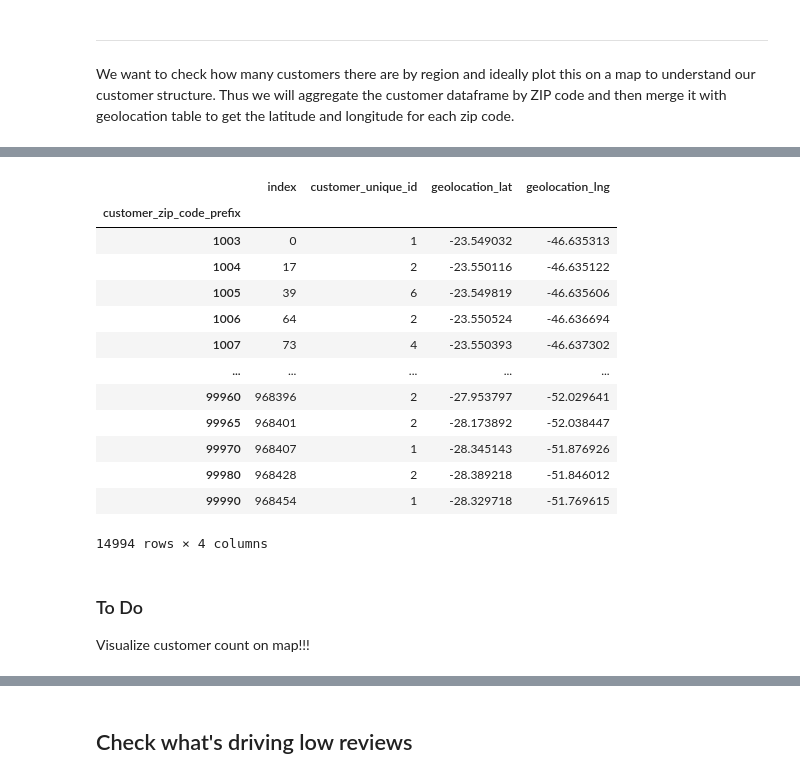
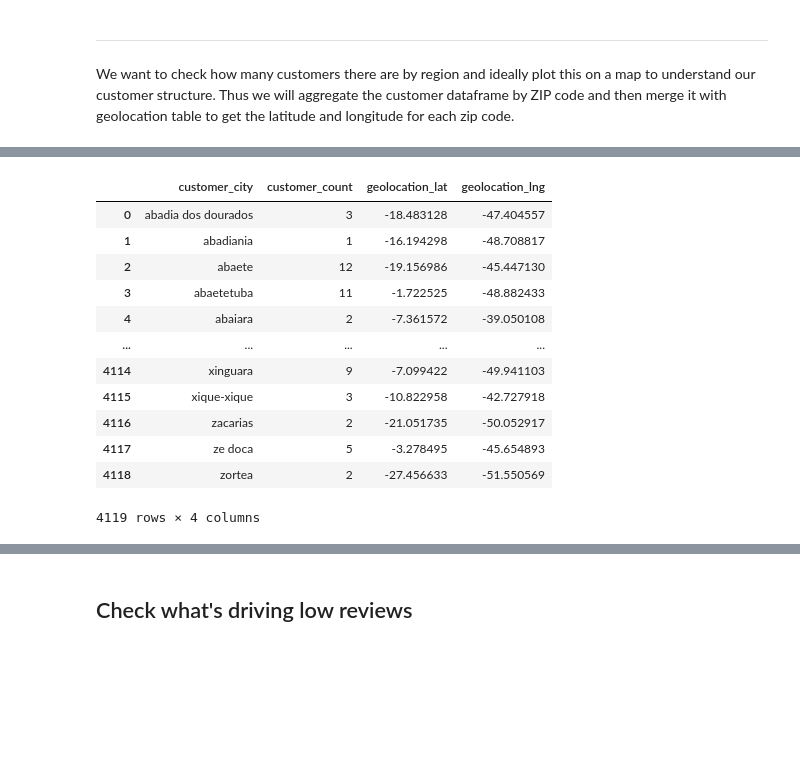
Before and after one commit to DucVanNgo/olist, a Jupyter notebook: notebooks/Data Exploration.ipynb, the cells around one changed output, grey strips where cells are left out. Cells and saved outputs as stored; diff of their text form; code cells hidden in the pictures; blank space fills up the shorter version.

```diff
--- a/notebooks/Data Exploration.ipynb
+++ b/notebooks/Data Exploration.ipynb
@@ -109,3 +125,3 @@ customer_per_zip
 # %%
 geoloc_data = data['geolocation'].copy()
-geoloc_data
+geoloc_data = geoloc_data.groupby('geolocation_city').agg({'geolocation_lat': 'median', 'geolocation_lng': 'median'}).reset_index()
@@ -126,27 +128,24 @@ geoloc_data
 # %%
-customer_geoloc_merge = pd.merge(customer_per_zip,
-                                 geoloc_data.loc[:,'geolocation_zip_code_prefix':'geolocation_lng'],
+customer_geoloc_merge = pd.merge(customer_per_city,
+                                 geoloc_data,
                                  how='left',
-                                 left_on = 'customer_zip_code_prefix',
-                                 right_on = 'geolocation_zip_code_prefix').drop(columns='geolocation_zip_code_prefix')
+                                 left_on = 'customer_city',
+                                 right_on = 'geolocation_city').drop(columns='geolocation_city')
-# %%
-customer_geoloc_merge.drop_duplicates('customer_zip_code_prefix').reset_index().set_index('customer_zip_code_prefix')
-# %% [output]
-|  | index | customer_unique_id | geolocation_lat | geolocation_lng |
-| customer_zip_code_prefix |  |  |  |  |
-| 1003 | 0 | 1 | -23.549032 | -46.635313 |
-| 1004 | 17 | 2 | -23.550116 | -46.635122 |
-| 1005 | 39 | 6 | -23.549819 | -46.635606 |
-| 1006 | 64 | 2 | -23.550524 | -46.636694 |
-| 1007 | 73 | 4 | -23.550393 | -46.637302 |
-| ... | ... | ... | ... | ... |
-| 99960 | 968396 | 2 | -27.953797 | -52.029641 |
-| 99965 | 968401 | 2 | -28.173892 | -52.038447 |
-| 99970 | 968407 | 1 | -28.345143 | -51.876926 |
-| 99980 | 968428 | 2 | -28.389218 | -51.846012 |
-| 99990 | 968454 | 1 | -28.329718 | -51.769615 |
-14994 rows × 4 columns
-# %% [markdown]
-### To Do
-
-Visualize customer count on map!!!
+# %%
+customer_geoloc_merge = customer_geoloc_merge.rename(columns={'customer_unique_id': 'customer_count'})
+# %%
+customer_geoloc_merge
+# %% [output]
+|  | customer_city | customer_count | geolocation_lat | geolocation_lng |
+| 0 | abadia dos dourados | 3 | -18.483128 | -47.404557 |
+| 1 | abadiania | 1 | -16.194298 | -48.708817 |
+| 2 | abaete | 12 | -19.156986 | -45.447130 |
+| 3 | abaetetuba | 11 | -1.722525 | -48.882433 |
+| 4 | abaiara | 2 | -7.361572 | -39.050108 |
+| ... | ... | ... | ... | ... |
+| 4114 | xinguara | 9 | -7.099422 | -49.941103 |
+| 4115 | xique-xique | 3 | -10.822958 | -42.727918 |
+| 4116 | zacarias | 2 | -21.051735 | -50.052917 |
+| 4117 | ze doca | 5 | -3.278495 | -45.654893 |
+| 4118 | zortea | 2 | -27.456633 | -51.550569 |
+4119 rows × 4 columns
```
Also changed, not shown: parts of 11 cells of this notebook.
